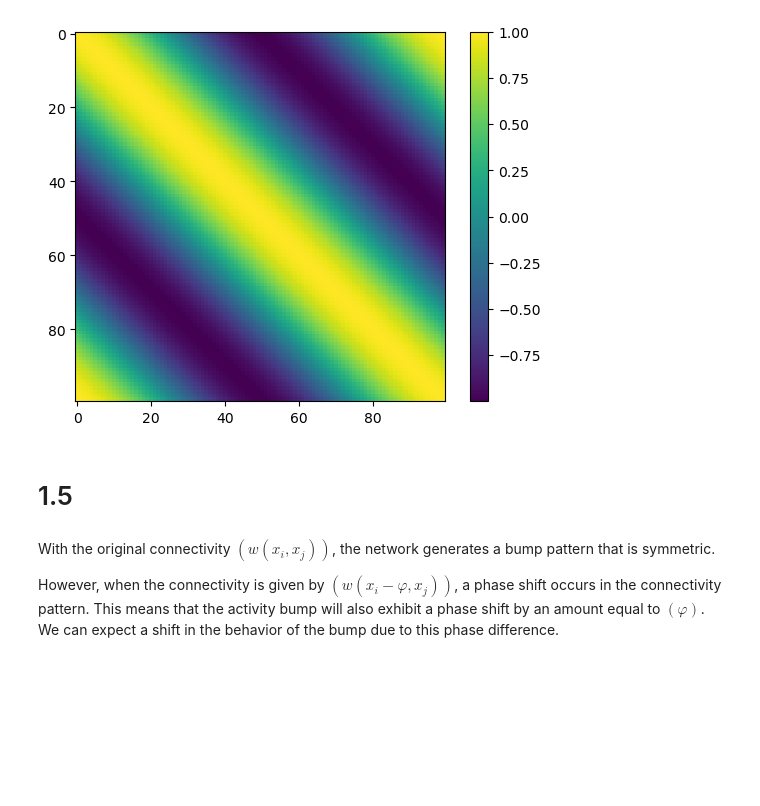
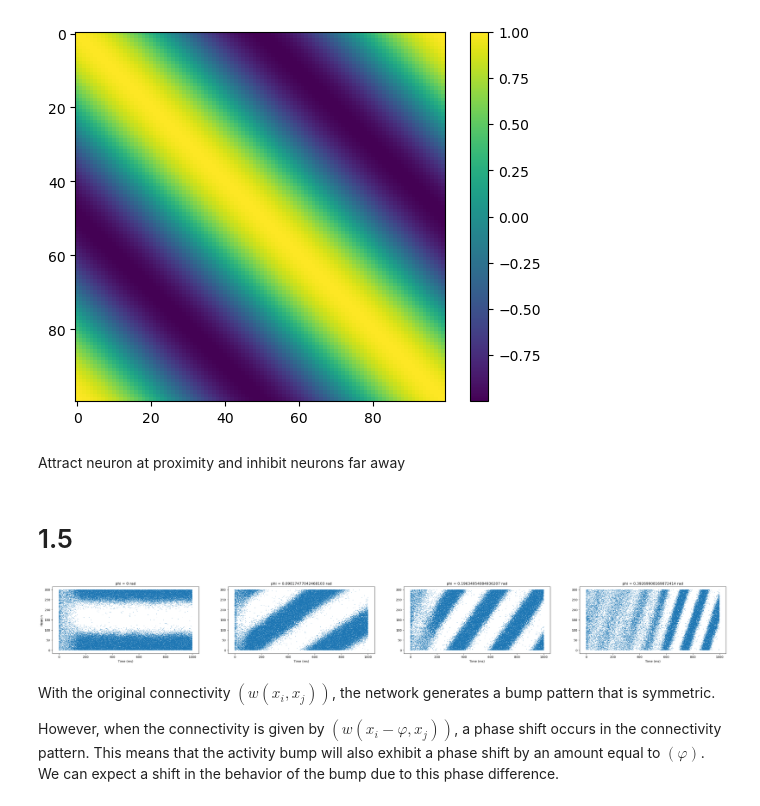
Before and after one commit to CamilleChallier/NX-465-Bump_Attractors, a Jupyter notebook: 1_bump_attractor.ipynb, the cells around one changed output. Saved outputs shown, nothing was run; the diff lists cells and outputs as text; code cells hidden in the pictures; blank space fills up the shorter version.

```diff
--- a/1_bump_attractor.ipynb
+++ b/1_bump_attractor.ipynb
@@ -97,23 +101,28 @@ plt.colorbar()
 # %% [output]
 <matplotlib.colorbar.Colorbar at 0x...>
 [figure]
+# %% [markdown]
+Attract neuron at proximity and inhibit neurons far away
 # %% [markdown]
 # 1.5
 # %%
-phi_values = [0, np.pi/32, np.pi/16, np.pi/8, np.pi/4]
+phi_values = [0, np.pi/32, np.pi/16, np.pi/8]
 
 fig, ax = plt.subplots(1, len(phi_values), figsize=(40, 4))
 ax[0].set_ylabel('Neuron')
 
 for i, phi in enumerate(phi_values):
-    h,s = spike_simulation(input_fct=recurrent_interactions_input, initial_voltage=np.random.uniform(0, 1, ct.N), J = ct.J, phi=phi)
+    network = PoissonNeuron(phi=phi)
+    h,s = network.spike_simulation(input_fct=network.recurrent_interactions_input, initial_voltage=np.random.uniform(0, 1, ct.N))
 
     s = bins_spike(s, 1)
     spike_times = [np.where(s.T[i] !=0)[0] for i in range(ct.N)]
     ax[i].eventplot(spike_times, orientation='horizontal')
     ax[i].set_title(f'phi = {phi} rad')
     ax[i].set_xlabel('Time (ms)')
 plt.show()
+# %% [output]
+[figure, added]
 # %% [markdown]
 With the original connectivity $( w(x_i, x_j))$, the network generates a bump pattern that is symmetric.
 
```
Also changed, not shown: parts of 9 cells of this notebook, 3 other files.
